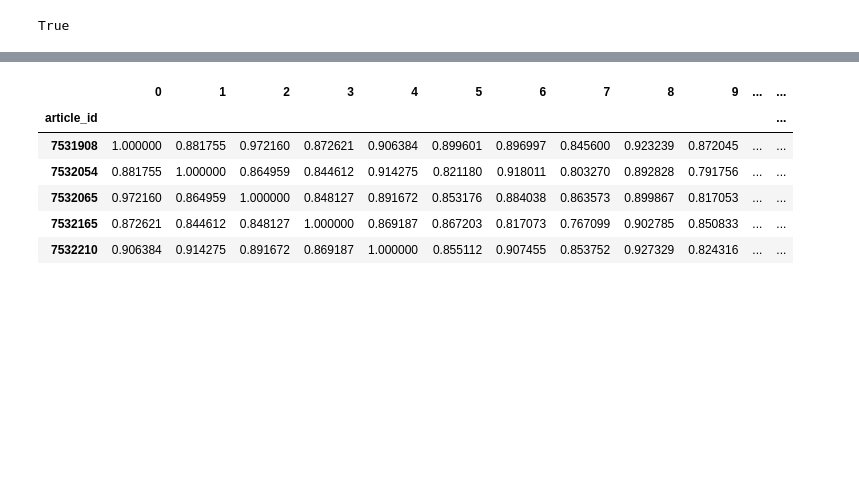
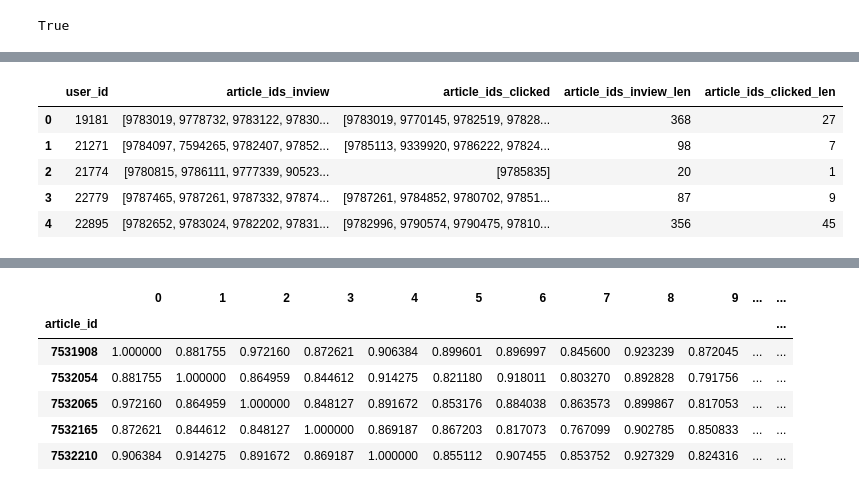
Before and after one commit to akisgazepidis/Recommendation_System_RecSys_Challenge_2024, a Jupyter notebook: RS_Recommendation_System.ipynb, the cells around one changed output, grey strips where cells are left out. Cells and saved outputs as stored; diff of their text form; code cells hidden in the pictures; blank space fills up the shorter version.

```diff
--- a/RS_Recommendation_System.ipynb
+++ b/RS_Recommendation_System.ipynb
@@ -151,4 +193,16 @@ True
 # behaviors_val_df.head()
+# %%
+behaviors_val_df['article_ids_inview_len'] = behaviors_val_df['article_ids_inview'].apply(lambda lst: len(lst))
+behaviors_val_df['article_ids_clicked_len'] = behaviors_val_df['article_ids_clicked'].apply(lambda lst: len(lst))
+# %%
+behaviors_val_df.head()
+# %% [output]
+|  | user_id | article_ids_inview | article_ids_clicked | article_ids_inview_len | article_ids_clicked_len |
+| 0 | 19181 | [9783019, 9778732, 9783122, 97830... | [9783019, 9770145, 9782519, 97828... | 368 | 27 |
+| 1 | 21271 | [9784097, 7594265, 9782407, 97852... | [9785113, 9339920, 9786222, 97824... | 98 | 7 |
+| 2 | 21774 | [9780815, 9786111, 9777339, 90523... | [9785835] | 20 | 1 |
+| 3 | 22779 | [9787465, 9787261, 9787332, 97874... | [9787261, 9784852, 9780702, 97851... | 87 | 9 |
+| 4 | 22895 | [9782652, 9783024, 9782202, 97831... | [9782996, 9790574, 9790475, 97810... | 356 | 45 |
 # %%
 article_id = 9788239
 user_id = 76658
```
Also changed, not shown: parts of 13 cells of this notebook.
